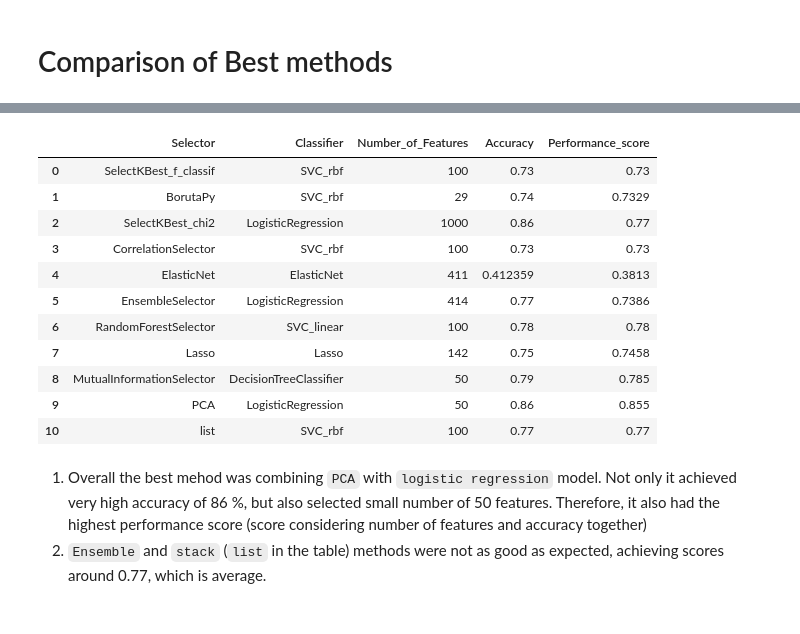
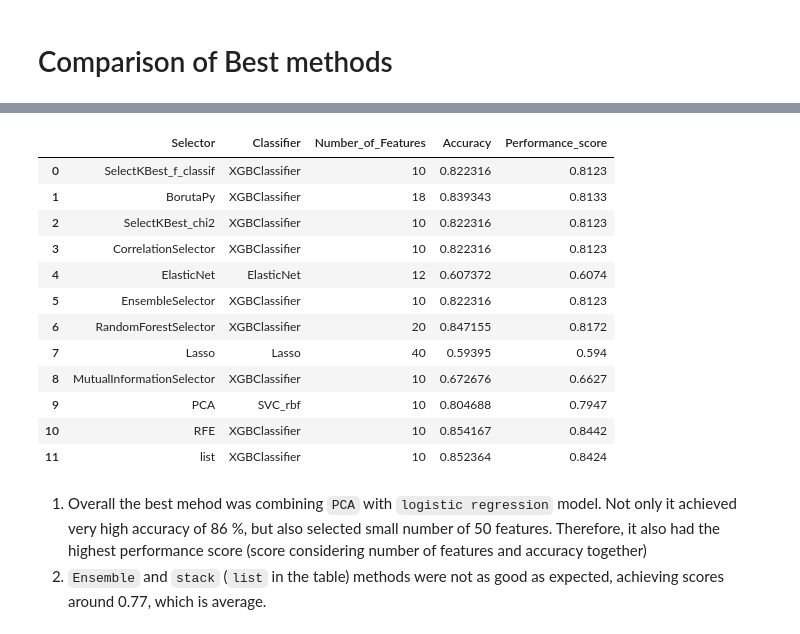
Before and after one commit to wojtas000/Advanced_Machine_Learning, a Jupyter notebook: Project2/results.ipynb, the cells around one changed output, grey strips where cells are left out. Drawn from its saved outputs; the diff is of its cells as text; code cells hidden in the pictures.

```diff
--- a/Project2/results.ipynb
+++ b/Project2/results.ipynb
@@ -35,8 +22,9 @@ def prepare_plot(csv_file_path, selection_method_name):
 # Comparison of Best methods
 # %%
 best_results = pd.DataFrame(columns=['Selector', 'Classifier', 'Number_of_Features', 'Accuracy', 'Performance_score'])
-for file in os.listdir('data'):
-    df = pd.read_csv(f'data/{file}')
+for file in os.listdir('data/results_artificial/'):
+    df = pd.read_csv(f'data/results_artificial/{file}')
+    print(file)
     df = df[['Selector', 'Classifier', 'Number_of_Features', 'Accuracy', 'Performance_score']][df['Performance_score'] == df['Performance_score'].max()].iloc[0]
     best_results = pd.concat([best_results, pd.DataFrame(df).T])
 
@@ -44,19 +45,20 @@ best_results = best_results.reset_index(drop=True)
 # %%
-best_results.to_csv('best_results.csv', index=False)
+best_results.to_csv('data/results_artificial/best_results.csv', index=False)
 best_results
 # %% [output]
 |  | Selector | Classifier | Number_of_Features | Accuracy | Performance_score |
-| 0 | SelectKBest_f_classif | SVC_rbf | 100 | 0.73 | 0.73 |
-| 1 | BorutaPy | SVC_rbf | 29 | 0.74 | 0.7329 |
-| 2 | SelectKBest_chi2 | LogisticRegression | 1000 | 0.86 | 0.77 |
-| 3 | CorrelationSelector | SVC_rbf | 100 | 0.73 | 0.73 |
-| 4 | ElasticNet | ElasticNet | 411 | 0.412359 | 0.3813 |
-| 5 | EnsembleSelector | LogisticRegression | 414 | 0.77 | 0.7386 |
-| 6 | RandomForestSelector | SVC_linear | 100 | 0.78 | 0.78 |
-| 7 | Lasso | Lasso | 142 | 0.75 | 0.7458 |
-| 8 | MutualInformationSelector | DecisionTreeClassifier | 50 | 0.79 | 0.785 |
-| 9 | PCA | LogisticRegression | 50 | 0.86 | 0.855 |
-| 10 | list | SVC_rbf | 100 | 0.77 | 0.77 |
+| 0 | SelectKBest_f_classif | XGBClassifier | 10 | 0.822316 | 0.8123 |
+| 1 | BorutaPy | XGBClassifier | 18 | 0.839343 | 0.8133 |
+| 2 | SelectKBest_chi2 | XGBClassifier | 10 | 0.822316 | 0.8123 |
+| 3 | CorrelationSelector | XGBClassifier | 10 | 0.822316 | 0.8123 |
+| 4 | ElasticNet | ElasticNet | 12 | 0.607372 | 0.6074 |
+| 5 | EnsembleSelector | XGBClassifier | 10 | 0.822316 | 0.8123 |
+| 6 | RandomForestSelector | XGBClassifier | 20 | 0.847155 | 0.8172 |
+| 7 | Lasso | Lasso | 40 | 0.59395 | 0.594 |
+| 8 | MutualInformationSelector | XGBClassifier | 10 | 0.672676 | 0.6627 |
+| 9 | PCA | SVC_rbf | 10 | 0.804688 | 0.7947 |
+| 10 | RFE | XGBClassifier | 10 | 0.854167 | 0.8442 |
+| 11 | list | XGBClassifier | 10 | 0.852364 | 0.8424 |
 # %% [markdown]
 1. Overall the best mehod was combining `PCA` with `logistic regression` model. Not only it achieved very high accuracy of 86 %, but also selected small number of 50 features. Therefore, it also had the highest performance score (score considering number of features and accuracy together)
 2. `Ensemble` and `stack` (`list` in the table) methods were not as good as expected, achieving scores around 0.77, which is average.
```
Also changed, not shown: parts of 4 cells of this notebook, 2 other files.
